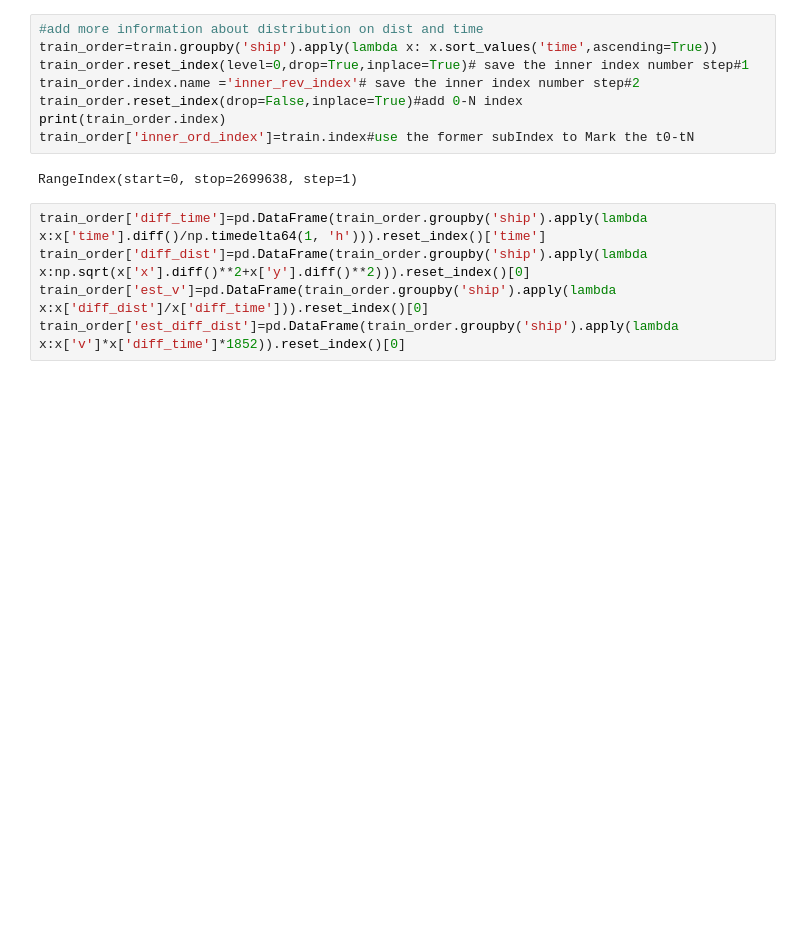
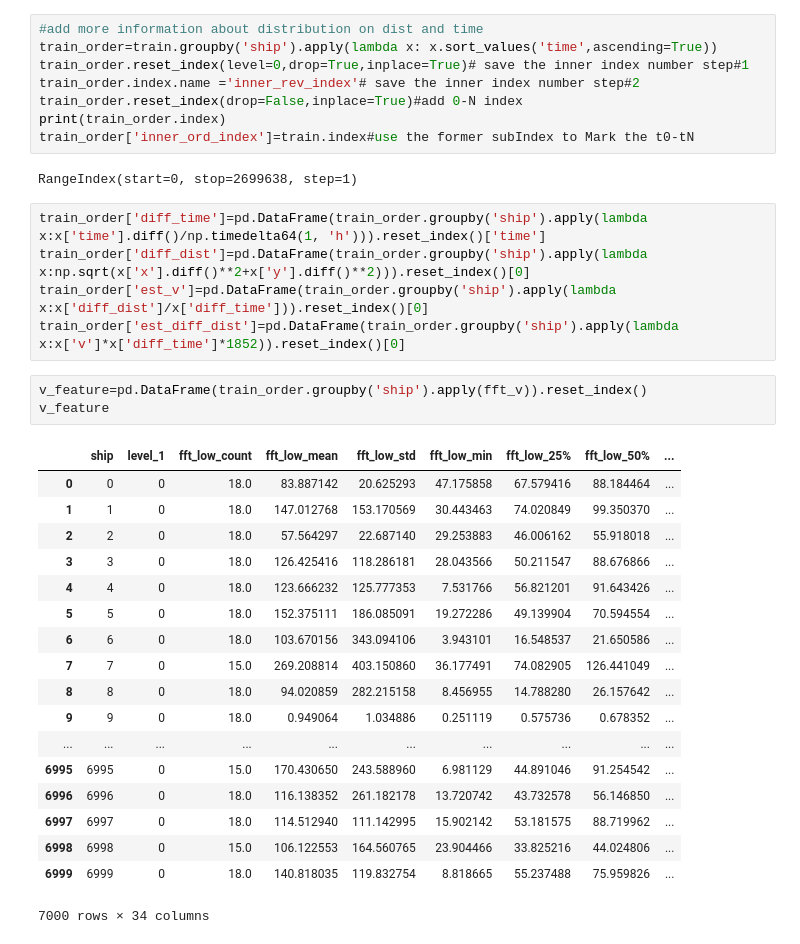
Before and after one commit to GaoGeolone/GeoloneAISea, a Jupyter notebook: process/02-feature_extract.ipynb, the cells around one changed output. Drawn from its saved outputs; the diff is of its cells as text; blank space fills up the shorter version.

```diff
--- a/process/02-feature_extract.ipynb
+++ b/process/02-feature_extract.ipynb
@@ -130,3 +149,25 @@ train_order['diff_time']=pd.DataFrame(train_order.groupby('ship').apply(lambda x
 train_order['diff_dist']=pd.DataFrame(train_order.groupby('ship').apply(lambda x:np.sqrt(x['x'].diff()**2+x['y'].diff()**2))).reset_index()[0]
 train_order['est_v']=pd.DataFrame(train_order.groupby('ship').apply(lambda x:x['diff_dist']/x['diff_time'])).reset_index()[0]
 train_order['est_diff_dist']=pd.DataFrame(train_order.groupby('ship').apply(lambda x:x['v']*x['diff_time']*1852)).reset_index()[0]
+# %%
+v_feature=pd.DataFrame(train_order.groupby('ship').apply(fft_v)).reset_index()
+v_feature
+# %% [output]
+|  | ship | level_1 | fft_low_count | fft_low_mean | fft_low_std | fft_low_min | fft_low_25% | fft_low_50% | ... |
+| 0 | 0 | 0 | 18.0 | 83.887142 | 20.625293 | 47.175858 | 67.579416 | 88.184464 | ... |
+| 1 | 1 | 0 | 18.0 | 147.012768 | 153.170569 | 30.443463 | 74.020849 | 99.350370 | ... |
+| 2 | 2 | 0 | 18.0 | 57.564297 | 22.687140 | 29.253883 | 46.006162 | 55.918018 | ... |
+| 3 | 3 | 0 | 18.0 | 126.425416 | 118.286181 | 28.043566 | 50.211547 | 88.676866 | ... |
+| 4 | 4 | 0 | 18.0 | 123.666232 | 125.777353 | 7.531766 | 56.821201 | 91.643426 | ... |
+| 5 | 5 | 0 | 18.0 | 152.375111 | 186.085091 | 19.272286 | 49.139904 | 70.594554 | ... |
+| 6 | 6 | 0 | 18.0 | 103.670156 | 343.094106 | 3.943101 | 16.548537 | 21.650586 | ... |
+| 7 | 7 | 0 | 15.0 | 269.208814 | 403.150860 | 36.177491 | 74.082905 | 126.441049 | ... |
+| 8 | 8 | 0 | 18.0 | 94.020859 | 282.215158 | 8.456955 | 14.788280 | 26.157642 | ... |
+| 9 | 9 | 0 | 18.0 | 0.949064 | 1.034886 | 0.251119 | 0.575736 | 0.678352 | ... |
+| ... | ... | ... | ... | ... | ... | ... | ... | ... | ... |
+| 6995 | 6995 | 0 | 15.0 | 170.430650 | 243.588960 | 6.981129 | 44.891046 | 91.254542 | ... |
+| 6996 | 6996 | 0 | 18.0 | 116.138352 | 261.182178 | 13.720742 | 43.732578 | 56.146850 | ... |
+| 6997 | 6997 | 0 | 18.0 | 114.512940 | 111.142995 | 15.902142 | 53.181575 | 88.719962 | ... |
+| 6998 | 6998 | 0 | 15.0 | 106.122553 | 164.560765 | 23.904466 | 33.825216 | 44.024806 | ... |
+| 6999 | 6999 | 0 | 18.0 | 140.818035 | 119.832754 | 8.818665 | 55.237488 | 75.959826 | ... |
+7000 rows × 34 columns
```
Also changed, not shown: parts of 14 cells of this notebook.
